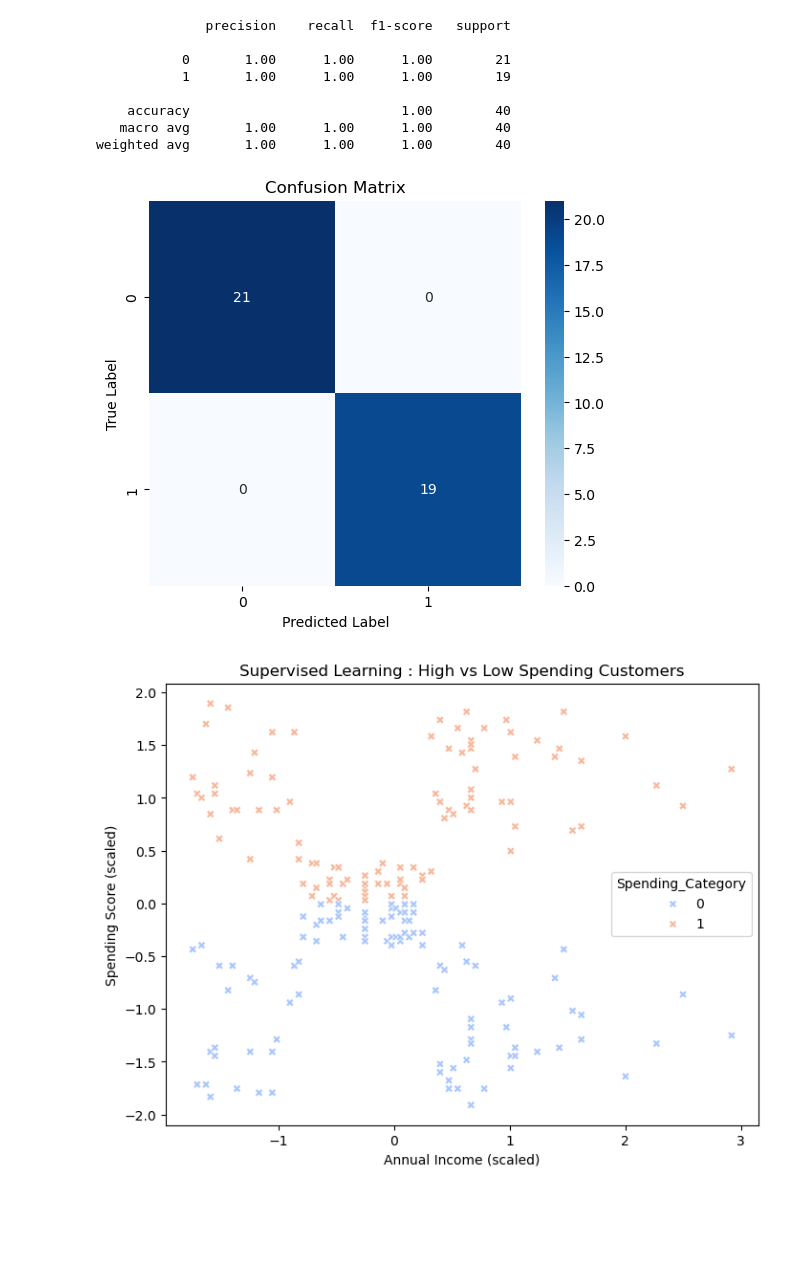
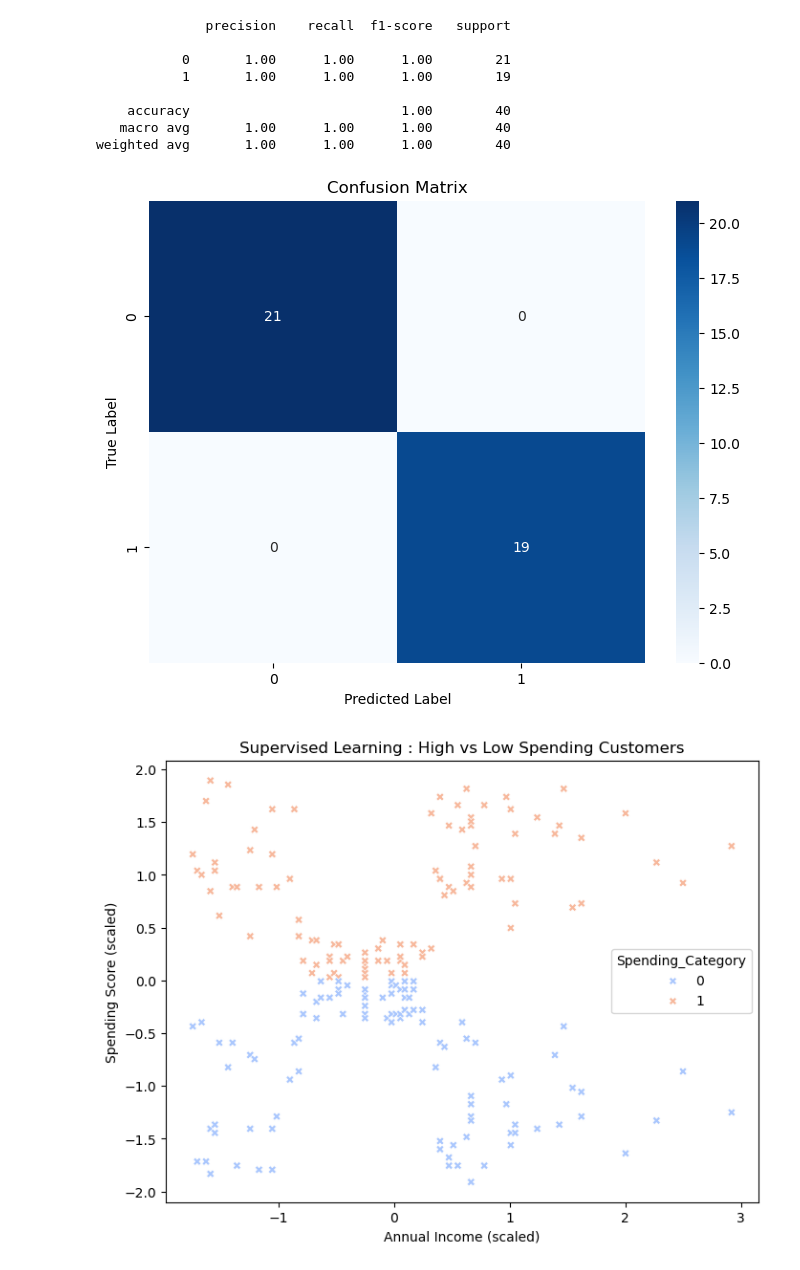
Before and after one commit to aashoday/fml-lab, a Jupyter notebook: notebooks/assignment_1.ipynb, the cells around one changed output. Cells and saved outputs as stored; diff of their text form; code cells hidden in the pictures; blank space fills up the shorter version.

```diff
--- a/notebooks/assignment_1.ipynb
+++ b/notebooks/assignment_1.ipynb
@@ -115,23 +100,23 @@ weighted avg       1.00      1.00      1.00        40
 # %%
 # Confusion Matrix
 
 from sklearn.metrics import confusion_matrix
 
 cm = confusion_matrix(y_test, y_pred)
 
-plt.figure(figsize=(6,5))
+plt.figure(figsize=(8,6))
 sns.heatmap(
     cm,
     annot=True,
     fmt="d",
     cmap="Blues"
 )
 plt.xlabel("Predicted Label")
 plt.ylabel("True Label")
 plt.title("Confusion Matrix")
 plt.show()
 # %% [output]
-[figure, old version]
+[figure, new version]
 # %%
 # Plot data
 
```
Also changed, not shown: parts of 1 cell of this notebook.
